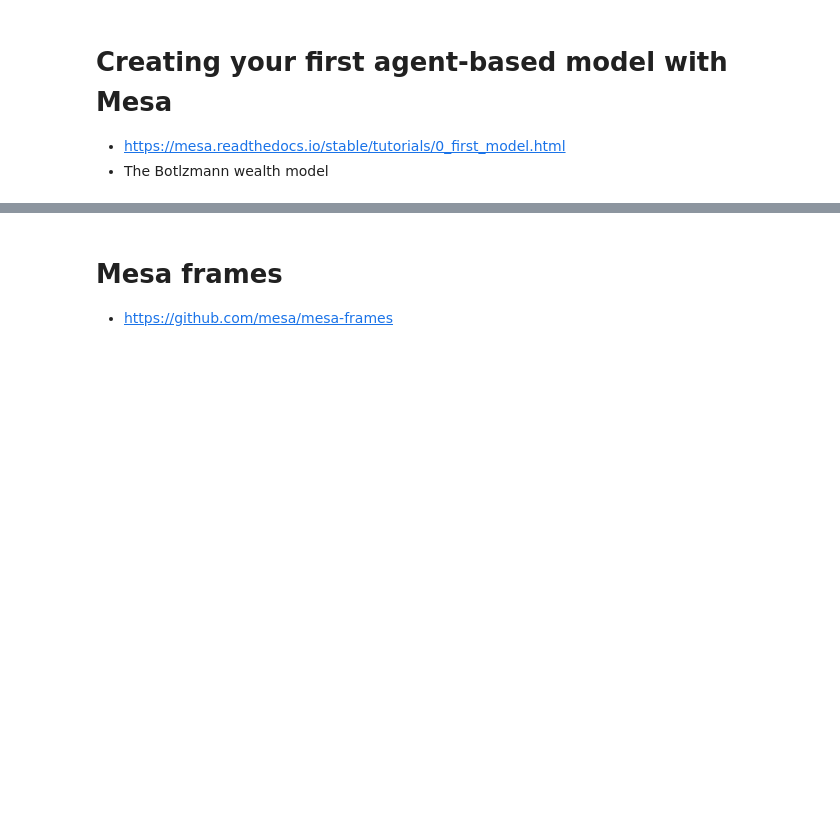
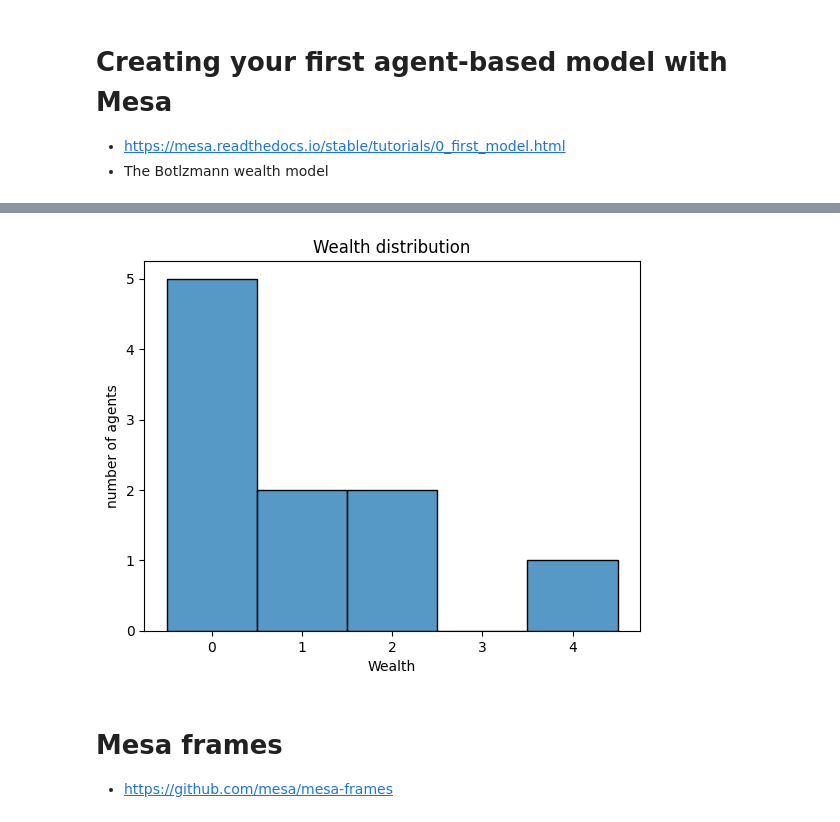
Before and after one commit to EMbeDS-education/ComputationalEconomicsVandin20252026, a Jupyter notebook: jupyter/jupyterNotebooks/P3_mesa.ipynb, the cells around one changed output, grey strips where cells are left out. Drawn from its saved outputs; the diff is of its cells as text; code cells hidden in the pictures; blank space fills up the shorter version.

```diff
--- a/jupyter/jupyterNotebooks/P3_mesa.ipynb
+++ b/jupyter/jupyterNotebooks/P3_mesa.ipynb
@@ -52,3 +279,36 @@ Successfully installed MarkupSafe-3.0.3 altair-6.0.0 anyio-4.13.0 attrs-26.1.0 c
+# %%
+class MoneyModel(mesa.Model):
+    """A model with some number of agents."""
+
+    def __init__(self, n=10, seed=None):
+        super().__init__(seed=seed)
+        self.num_agents = n
+        # Create agents
+        MoneyAgent.create_agents(model=self, n=n)
+
+    def step(self):
+        """Advance the model by one step."""
+        # This function psuedo-randomly reorders the list of agent objects and
+        # then iterates through calling the function passed in as the parameter
+        #self.agents.shuffle_do("say_hi")
+        #self.agents.shuffle_do("say_wealth")
+        self.agents.shuffle_do("exchange")
+# %%
+starter_model = MoneyModel(10)
+starter_model.step()
+# %%
+starter_model.step()
+# %%
+starter_model.run_for(3)
+# %%
+agent_wealth = [a.wealth for a in starter_model.agents]
+# Create a histogram with seaborn
+g = sns.histplot(agent_wealth, discrete=True)
+g.set(
+    title="Wealth distribution", xlabel="Wealth", ylabel="number of agents"
+);  # The semicolon is just to avoid printing the object representation
+# %% [output]
+[figure, added]
 # %% [markdown]
 # Mesa frames
 - https://github.com/mesa/mesa-frames
```
Also changed, not shown: parts of 14 cells of this notebook.
